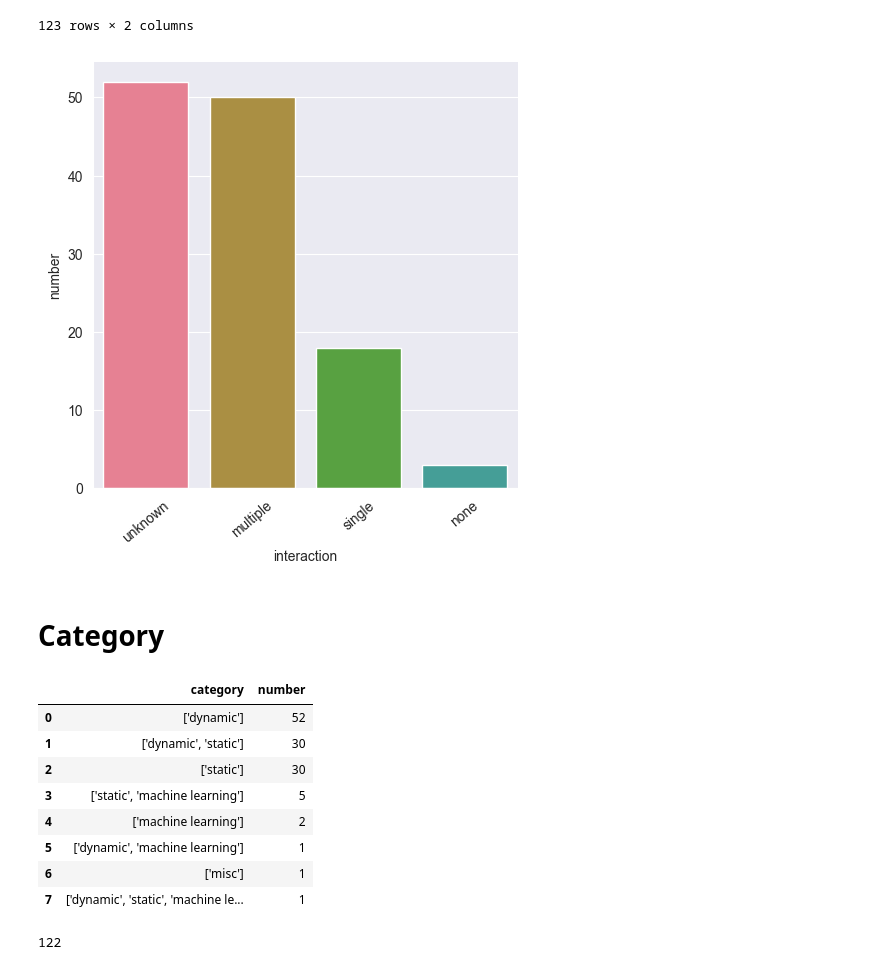
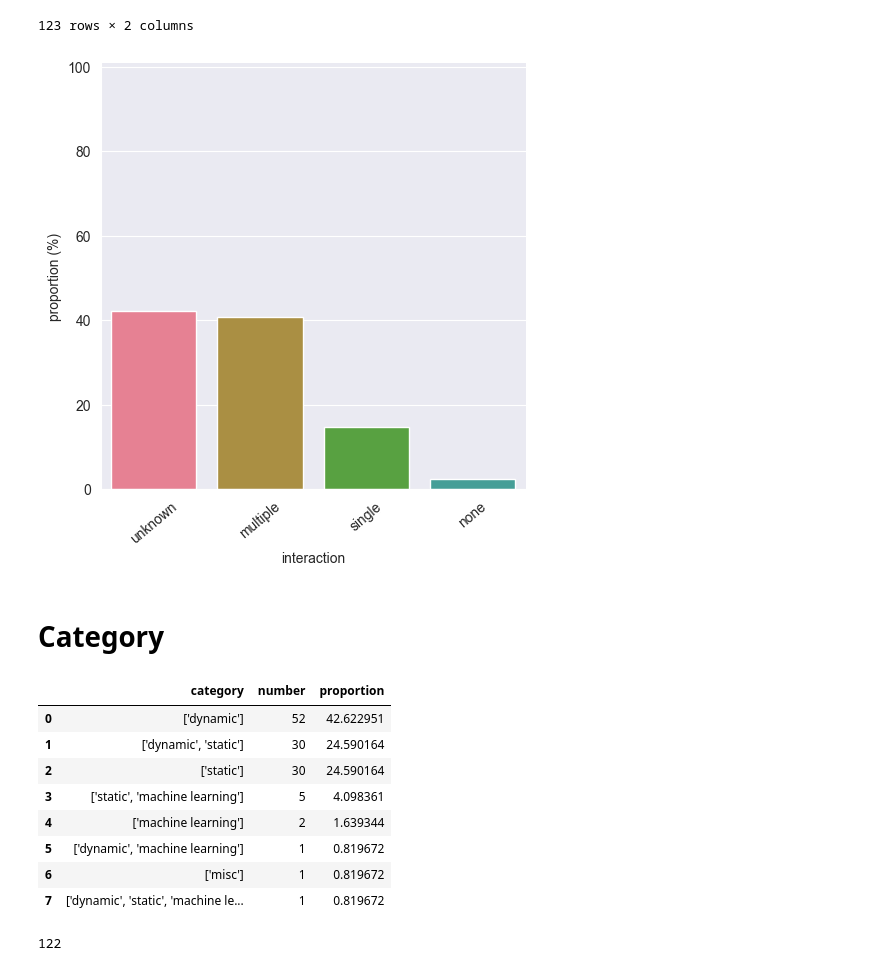
Before and after one commit to m-messer/Automated-Assessment-SLR-Data-Processing, a Jupyter notebook: analysis.ipynb, the cells around one changed output. Drawn from its saved outputs; the diff is of its cells as text; code cells hidden in the pictures.

Commit message:
PHD-128 Converted most plots to be proporition

```diff
--- a/analysis.ipynb
+++ b/analysis.ipynb
@@ -104,5 +109,6 @@ plt.savefig('plots/auto_degree.pdf', bbox_inches='tight')
 # %%
 inter = pd.Series([tag.replace('interaction:', '') for tags in df.tags for tag in tags if tag.startswith('interaction')]).value_counts().reset_index()
 inter.columns = ["interaction", 'number']
+inter['proportion'] = (inter.number / inter.number.sum()) * 100
 inter.head()
 # %% [output]
@@ -132,27 +138,30 @@ pd.concat([df.title, df.tags.apply(lambda labels: [label for label in labels if
 | 122 | Self- and automated assessment in... | [interaction:unknown] |
 123 rows × 2 columns
 # %%
-sns.catplot(inter, kind='bar', x='interaction', y='number')
+ax_int = sns.catplot(inter, kind='bar', x='interaction', y='proportion')
+ax_int.set(ylabel = 'proportion (%)')
 plt.xticks(rotation=40)
+plt.ylim([0, 101])
 plt.savefig('plots/interaction.pdf', bbox_inches='tight')
 # %% [output]
-[figure, old version]
+[figure, new version]
 # %% [markdown]
 # Category
 # %%
 category = pd.Series([cat for cat in df.category]).value_counts().reset_index()
 category.columns = ["category", 'number']
+category['proportion'] = (category.number / category.number.sum()) * 100
 category
 # %% [output]
-|  | category | number |
-| 0 | ['dynamic'] | 52 |
-| 1 | ['dynamic', 'static'] | 30 |
-| 2 | ['static'] | 30 |
-| 3 | ['static', 'machine learning'] | 5 |
-| 4 | ['machine learning'] | 2 |
-| 5 | ['dynamic', 'machine learning'] | 1 |
-| 6 | ['misc'] | 1 |
-| 7 | ['dynamic', 'static', 'machine le... | 1 |
+|  | category | number | proportion |
+| 0 | ['dynamic'] | 52 | 42.622951 |
+| 1 | ['dynamic', 'static'] | 30 | 24.590164 |
+| 2 | ['static'] | 30 | 24.590164 |
+| 3 | ['static', 'machine learning'] | 5 | 4.098361 |
+| 4 | ['machine learning'] | 2 | 1.639344 |
+| 5 | ['dynamic', 'machine learning'] | 1 | 0.819672 |
+| 6 | ['misc'] | 1 | 0.819672 |
+| 7 | ['dynamic', 'static', 'machine le... | 1 | 0.819672 |
 # %%
 category.number.sum()
 # %% [output]
```
Also changed, not shown: parts of 16 cells of this notebook, 9 other files.
